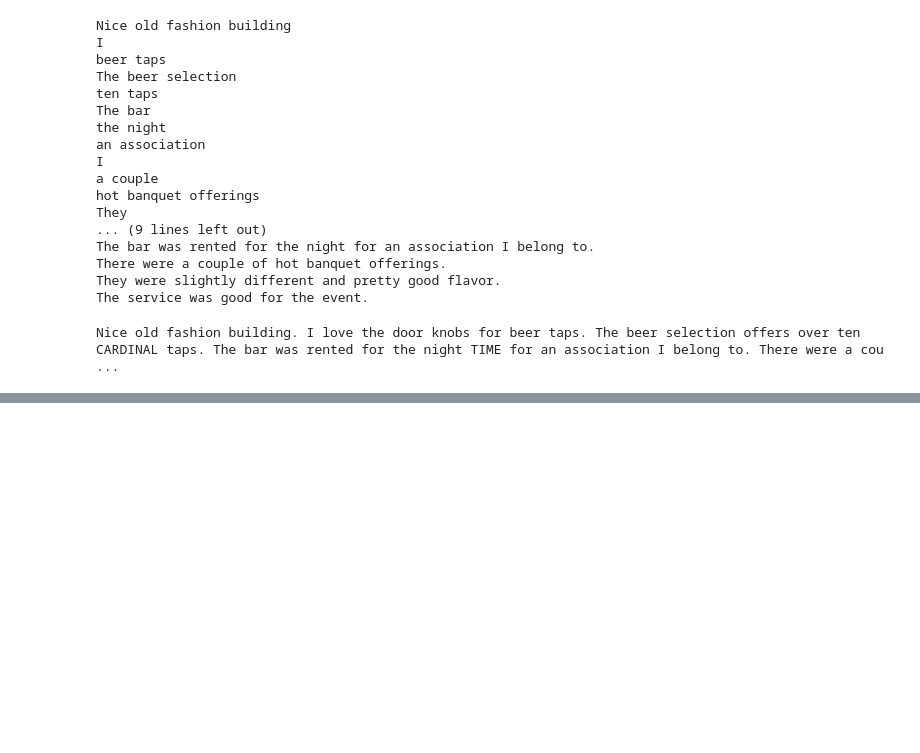
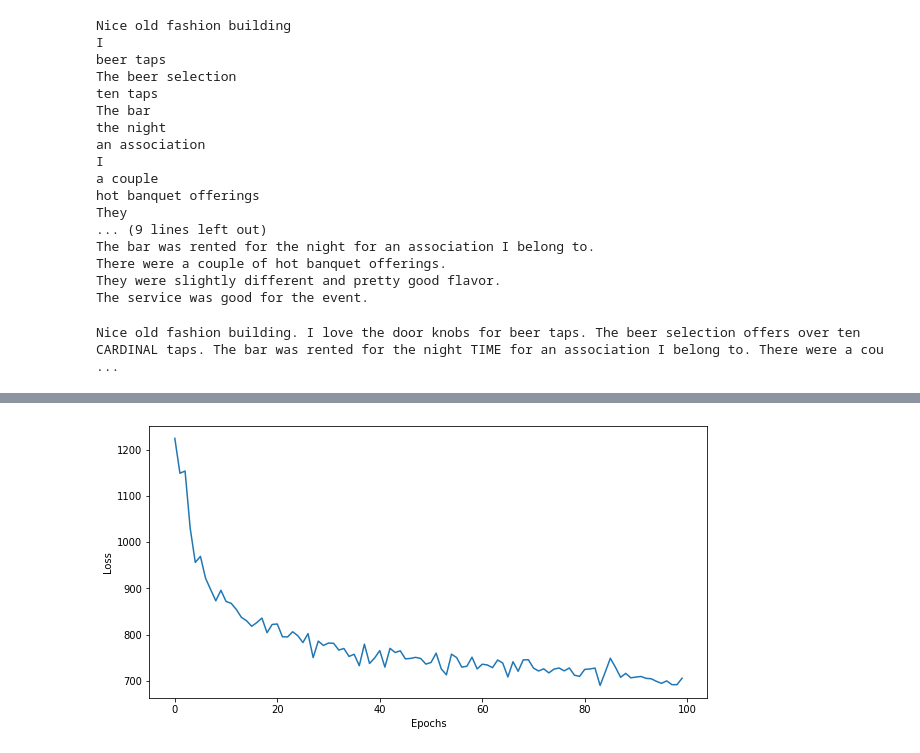
Before and after one commit to chrisjm/brewery-review-nlp, a Jupyter notebook: notebooks/NLP Test.ipynb, the cells around one changed output, grey strips where cells are left out. Saved outputs shown, nothing was run; the diff lists cells and outputs as text; code cells hidden in the pictures; blank space fills up the shorter version.

```diff
--- a/notebooks/NLP Test.ipynb
+++ b/notebooks/NLP Test.ipynb
@@ -26,8 +26,8 @@ from spacy import displacy
 import markovify
 from textblob import TextBlob
 # %%
-file = open('reviews_san-diego_half-door-brewing-co.txt')
-reviews = file.readlines()
+with open('reviews_san-diego_half-door-brewing-co.txt') as file:
+    reviews = file.readlines()
 reviews[:3]
 # %% [output]
 ['Nice old fashion building. I love the door knobs for beer taps. The beer selection offers over ten taps. The bar was rented for the night for an association I belong to. There were a couple of hot b ...
@@ -206,0 +207,26 @@ Sentiment(polarity=0.7, subjectivity=0.6000000000000001)
+# %%
+# Create a blank Language model and load the LABELS
+import random
+random.seed(42)
+
+# Load existing model
+model = "en_core_web_sm"
+nlp = spacy.load(model)
+print(f"Loading model '{model}'")
+
+# create blank Language class
+# nlp = spacy.blank("en")
+# print("Created blank 'en' model")
+
+# create the built-in pipeline components and add them to the pipeline
+# nlp.create_pipe works for built-ins that are registered with spaCy
+if "ner" not in nlp.pipe_names:
+    ner = nlp.create_pipe("ner")
+    nlp.add_pipe(ner, last=True)
+# otherwise, get it so we can add labels
+else:
+    ner = nlp.get_pipe("ner")
+
+for label in LABELS:
+    print(f"Adding LABEL '{label}'")
+    ner.add_label(label)
@@ -206,0 +300,10 @@ Sentiment(polarity=0.7, subjectivity=0.6000000000000001)
+# %%
+import matplotlib.pyplot as plt
+
+plt.figure(figsize=(10,5))
+plt.plot(range(n_iter), loss['ner'])
+plt.xlabel('Epochs')
+plt.ylabel('Loss')
+plt.show()
+# %% [output]
+[figure, added]
```
Also changed, not shown: parts of 21 cells of this notebook, 7 other files.
